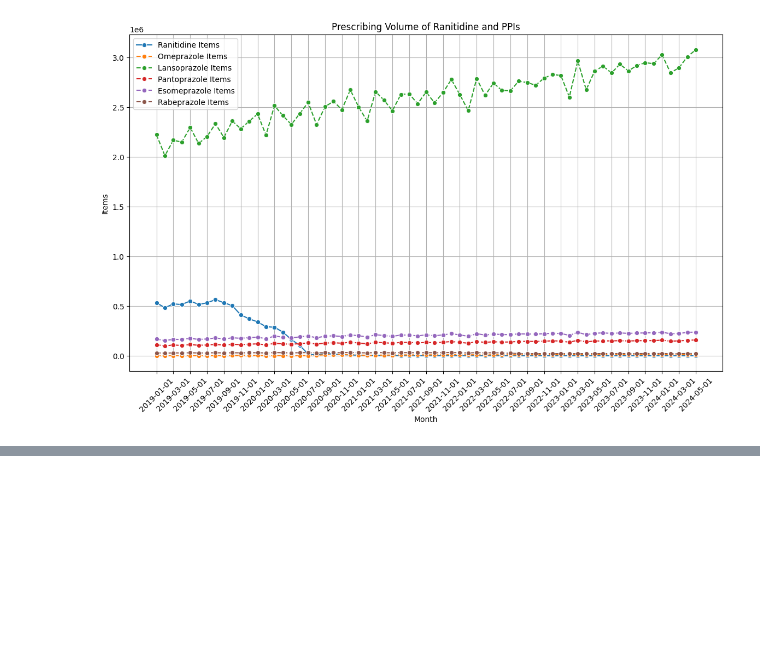
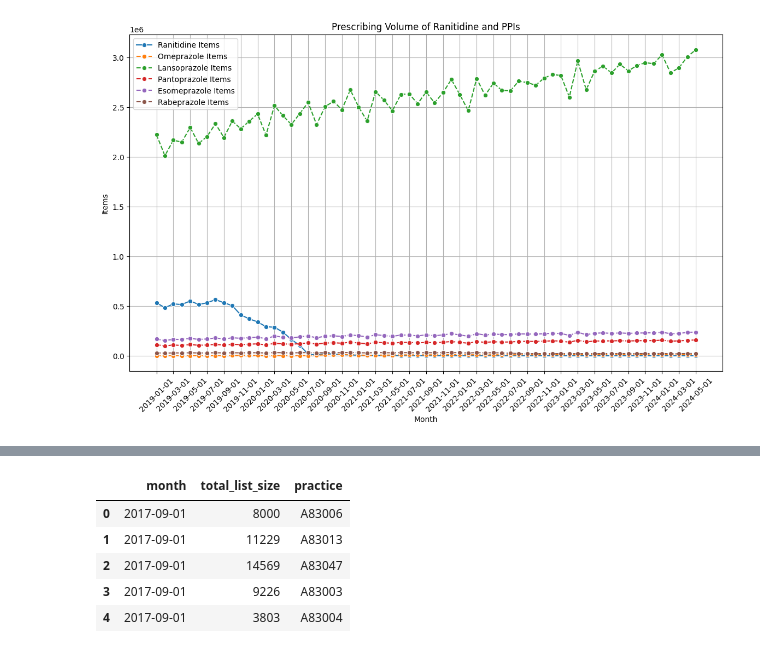
Before and after one commit to erickpua/med-student-omeprazole, a Jupyter notebook: notebooks/Omeprazole shortage.ipynb, the cells around one changed output, grey strips where cells are left out. Saved outputs shown, nothing was run; the diff lists cells and outputs as text; code cells hidden in the pictures; blank space fills up the shorter version.

```diff
--- a/notebooks/Omeprazole shortage.ipynb
+++ b/notebooks/Omeprazole shortage.ipynb
@@ -899,0 +930,9 @@ plt.show()
+# %%
+statistics_df.head()
+# %% [output]
+|  | month | total_list_size | practice |
+| 0 | 2017-09-01 | 8000 | A83006 |
+| 1 | 2017-09-01 | 11229 | A83013 |
+| 2 | 2017-09-01 | 14569 | A83047 |
+| 3 | 2017-09-01 | 9226 | A83003 |
+| 4 | 2017-09-01 | 3803 | A83004 |
```
Also changed, not shown: parts of 12 cells of this notebook, 1 other file.
